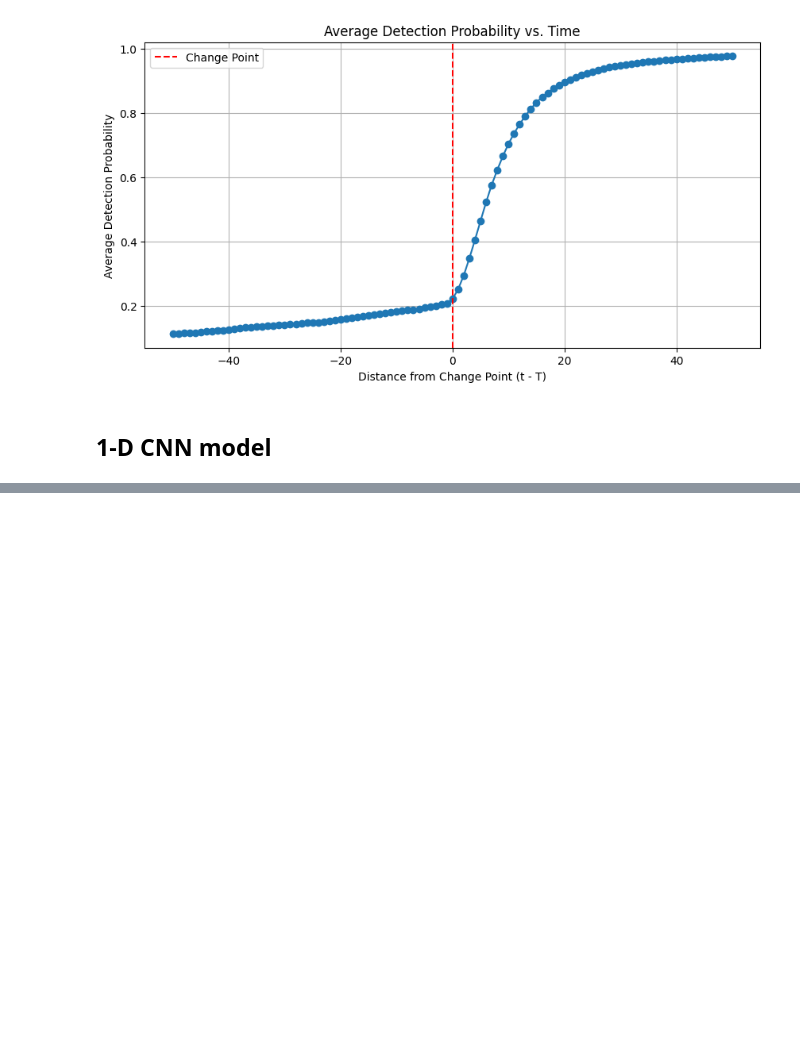
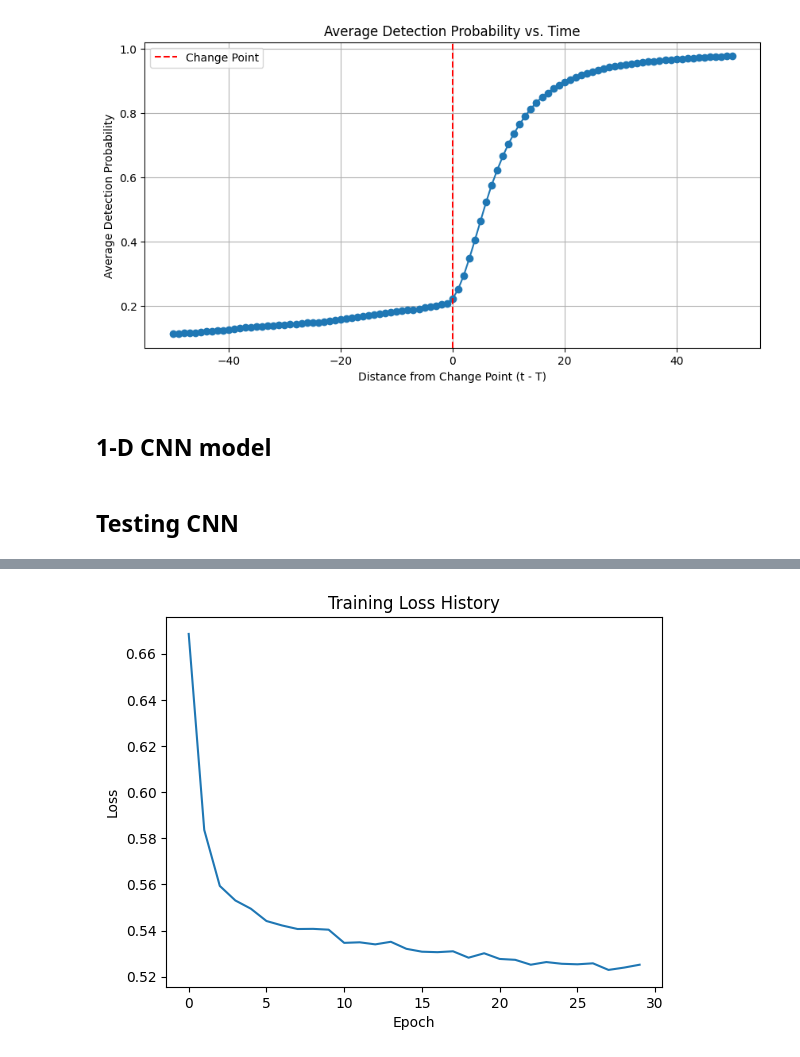
Before and after one commit to yashc73080/CS462-Deep-Learning, a Jupyter notebook: HW3/sequences.ipynb, the cells around one changed output, grey strips where cells are left out. Cells and saved outputs as stored; diff of their text form; code cells hidden in the pictures; blank space fills up the shorter version.

```diff
--- a/HW3/sequences.ipynb
+++ b/HW3/sequences.ipynb
@@ -284,3 +284,39 @@ evaluate_and_plot_aggregate(lstm, dataloader, device)
 [figure]
 # %% [markdown]
 ## 1-D CNN model
+# %%
+class CNNModel(nn.Module):
+  def __init__(self, in_channels=10, out_dim=1, kernel=3, stride=1, sequence_length=100, device='cpu'):
+    super(CNNModel, self).__init__()
+
+    padding = kernel // 2 # for not having enough terms early on in conv window
+
+    # Convolutional Layers
+    self.conv_layers = nn.Sequential(
+        nn.Conv1d(in_channels, 40, kernel_size=kernel, stride=stride, padding=padding),
+        nn.ReLU(),
+        nn.Conv1d(40, 40, kernel_size=kernel, stride=stride, padding=padding),
+        nn.ReLU(),
+        # Final layer to map it down to 1 dimension --> maintains time dimension
+        nn.Conv1d(40, out_dim, kernel_size=1)
+    )
+
+    self.to(device)
+
+  def forward(self, x):
+    # x is (batch, time=100, features=10)
+    # we want (batch, features, time)
+    x = x.permute(0,2,1)
+
+    x = self.conv_layers(x)
+
+    # want (batch, time, out_dim=1) to compare with labels
+    probabilities = torch.sigmoid(x.permute(0,2,1))
+
+    return probabilities
+# %% [markdown]
+## Testing CNN
+# %%
+cnn = CNNModel(in_channels=10, out_dim=1, kernel=3, stride=1, sequence_length=100, device=device)
+cnn, cnn_loss_history = train_model(cnn, dataloader, num_epochs=30, lr=0.001, plot=True)
+# %% [output]
@@ -286,0 +330 @@ evaluate_and_plot_aggregate(lstm, dataloader, device)
+[figure, added]
```
Also changed, not shown: parts of 2 cells of this notebook.
